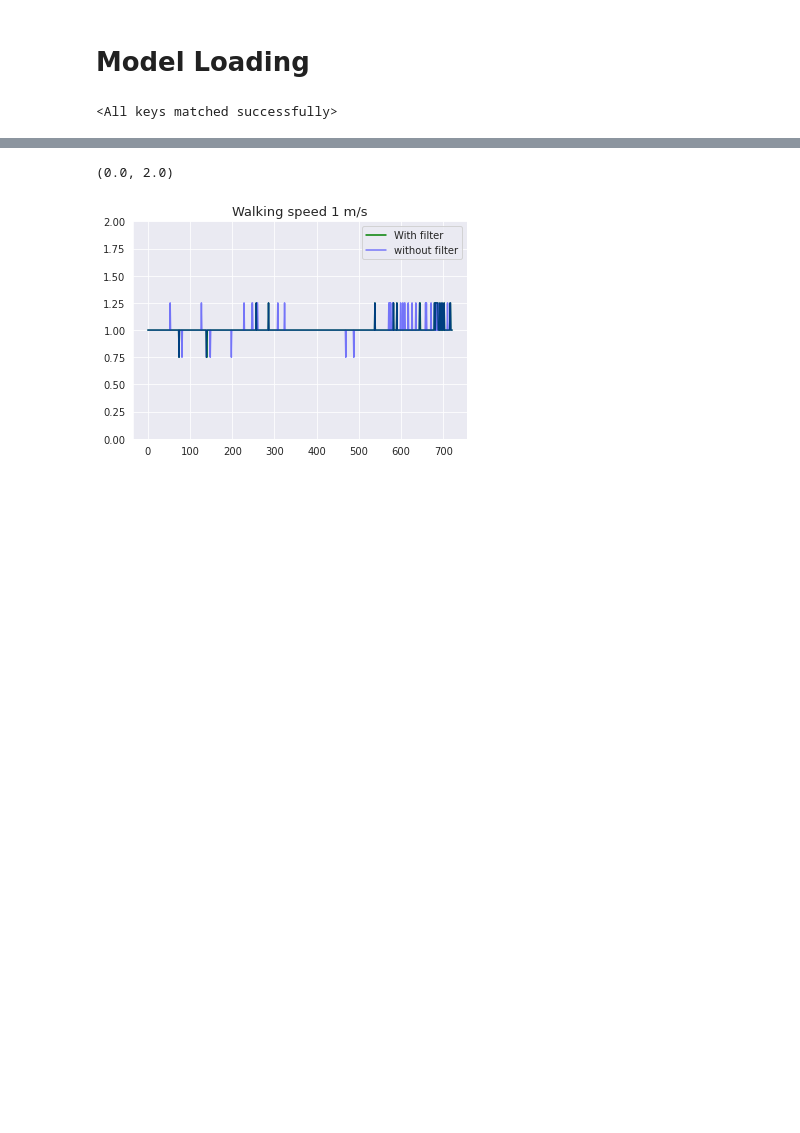
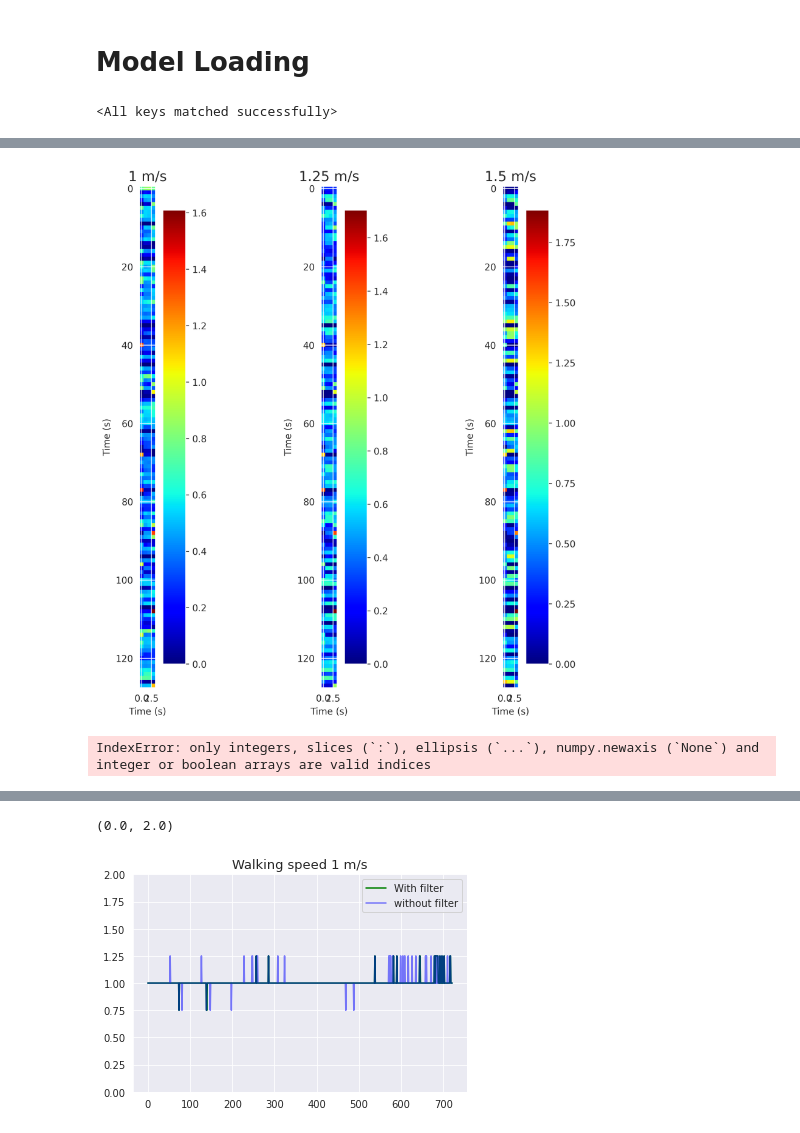
Before and after one commit to Prakyathkantharaju/Thesis_Speed_estimation, a Jupyter notebook: Processing/processing.ipynb, the cells around one changed output, grey strips where cells are left out. Drawn from its saved outputs; the diff is of its cells as text; code cells hidden in the pictures; blank space fills up the shorter version.

```diff
--- a/Processing/processing.ipynb
+++ b/Processing/processing.ipynb
@@ -203,0 +389,6 @@ model.load_state_dict(torch.load("../models/Data_based_models/CNN8/model_1_19.h5
+# %%
+l1=extracted_data['1']
+l2=extracted_data['2']
+l3=extracted_data['3']
+l4=extracted_data['4']
+l5=extracted_data['5']
@@ -203,0 +435,33 @@ model.load_state_dict(torch.load("../models/Data_based_models/CNN8/model_1_19.h5
+# %%
+fig=plt.figure(figsize=(10,10),dpi=300)
+
+ax=fig.add_subplot(1,3,1)
+plt.colorbar(ax.imshow(l5_1,cmap='jet'))
+ax.set_title('1 m/s')
+ax.set_xlabel('Time (s)')
+ax.set_ylabel('Time (s)')
+ax1=fig.add_subplot(1,3,2)
+plt.colorbar(ax1.imshow(l5_2,cmap='jet'))
+ax1.set_title('1.25 m/s')
+ax1.set_xlabel('Time (s)')
+ax1.set_ylabel('Time (s)')
+ax2=fig.add_subplot(1,3,3)
+plt.colorbar(ax2.imshow(l5_3,cmap='jet'))
+ax2.set_title('1.5 m/s')
+ax2.set_xlabel('Time (s)')
+ax2.set_ylabel('Time (s)')
+plt.show()
+# %% [output]
+[figure, added]
+# %%
+l1_1={'1':[],'1.25':[],'1.5':[]}
+l2_1={'1':[],'1.25':[],'1.5':[]}
+l3_1={'1':[],'1.25':[],'1.5':[]}
+l4_1={'1':[],'1.25':[],'1.5':[]}
+l5_1={'1':[],'1.25':[],'1.5':[]}
+
+l1_1['1']=np.mean(np.array(np.array(extracted_data['1'])['1']),axis=0)
+l1_1['1.25']=np.mean(np.array(extracted_data['1']['1.25']),axis=0)
+l1_1['1.5']=np.mean(np.array(extracted_data['1']['1.5']),axis=0)
+# %% [output]
+IndexError: only integers, slices (`:`), ellipsis (`...`), numpy.newaxis (`None`) and integer or boolean arrays are valid indices
```
Also changed, not shown: parts of 71 cells of this notebook, 53 other files.
